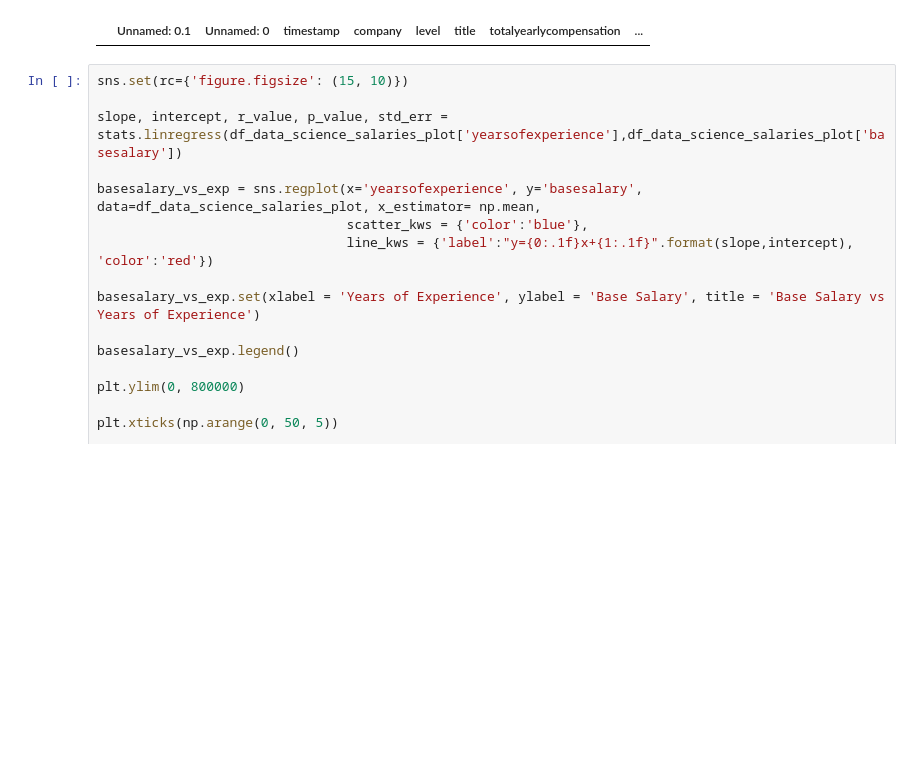
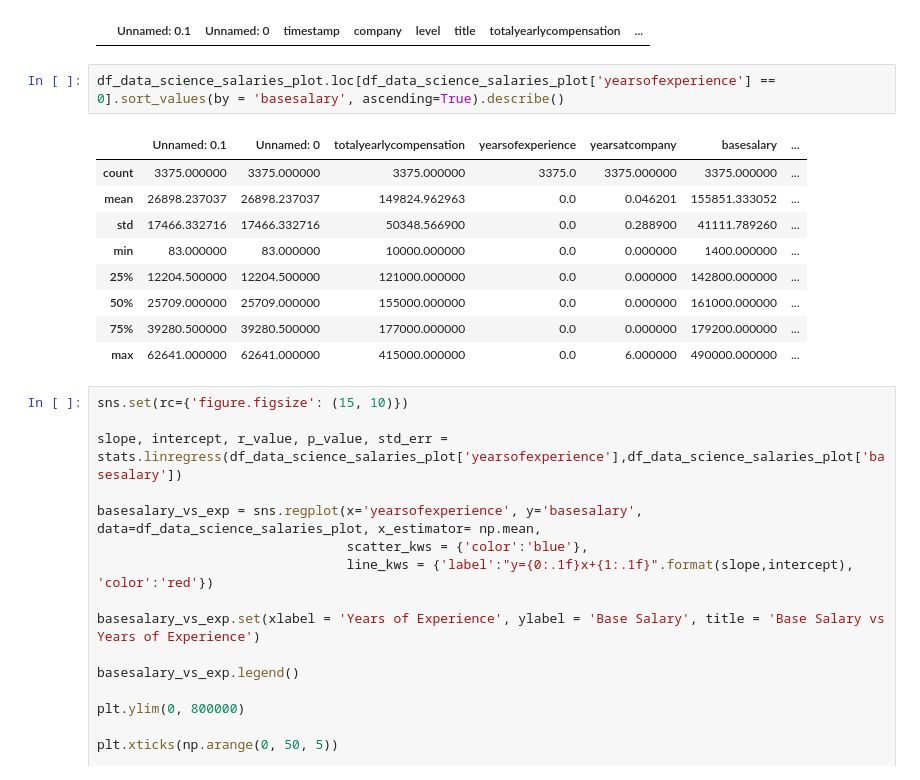
Before and after one commit to clone326/Salaries-of-Intl-Companies-DS102_DS104-, a Jupyter notebook: Final_assignment v5 (plotting).ipynb, the cells around one changed output. Cells and saved outputs as stored; diff of their text form; blank space fills up the shorter version.

```diff
--- a/Final_assignment v5 (plotting).ipynb
+++ b/Final_assignment v5 (plotting).ipynb
@@ -285,6 +327,18 @@ df_data_science_salaries_plot.drop(df_data_science_salaries_plot[df_data_science
 df_data_science_salaries_plot.loc[df_data_science_salaries_plot['basesalary'] > 1500000]
 # %% [output]
 |  | Unnamed: 0.1 | Unnamed: 0 | timestamp | company | level | title | totalyearlycompensation | ... |
+# %%
+df_data_science_salaries_plot.loc[df_data_science_salaries_plot['yearsofexperience'] == 0].sort_values(by = 'basesalary', ascending=True).describe()
+# %% [output]
+|  | Unnamed: 0.1 | Unnamed: 0 | totalyearlycompensation | yearsofexperience | yearsatcompany | basesalary | ... |
+| count | 3375.000000 | 3375.000000 | 3375.000000 | 3375.0 | 3375.000000 | 3375.000000 | ... |
+| mean | 26898.237037 | 26898.237037 | 149824.962963 | 0.0 | 0.046201 | 155851.333052 | ... |
+| std | 17466.332716 | 17466.332716 | 50348.566900 | 0.0 | 0.288900 | 41111.789260 | ... |
+| min | 83.000000 | 83.000000 | 10000.000000 | 0.0 | 0.000000 | 1400.000000 | ... |
+| 25% | 12204.500000 | 12204.500000 | 121000.000000 | 0.0 | 0.000000 | 142800.000000 | ... |
+| 50% | 25709.000000 | 25709.000000 | 155000.000000 | 0.0 | 0.000000 | 161000.000000 | ... |
+| 75% | 39280.500000 | 39280.500000 | 177000.000000 | 0.0 | 0.000000 | 179200.000000 | ... |
+| max | 62641.000000 | 62641.000000 | 415000.000000 | 0.0 | 6.000000 | 490000.000000 | ... |
 # %%
 sns.set(rc={'figure.figsize': (15, 10)})
 
```
Also changed, not shown: parts of 7 cells of this notebook.
